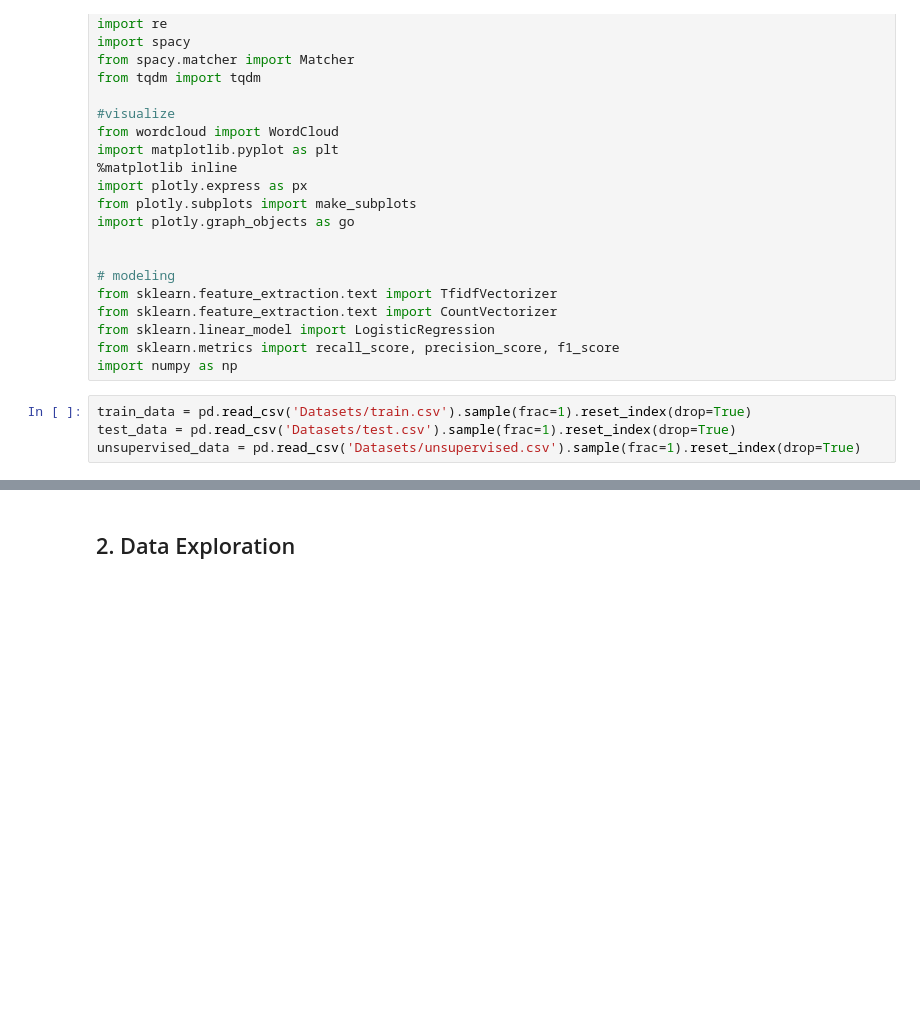
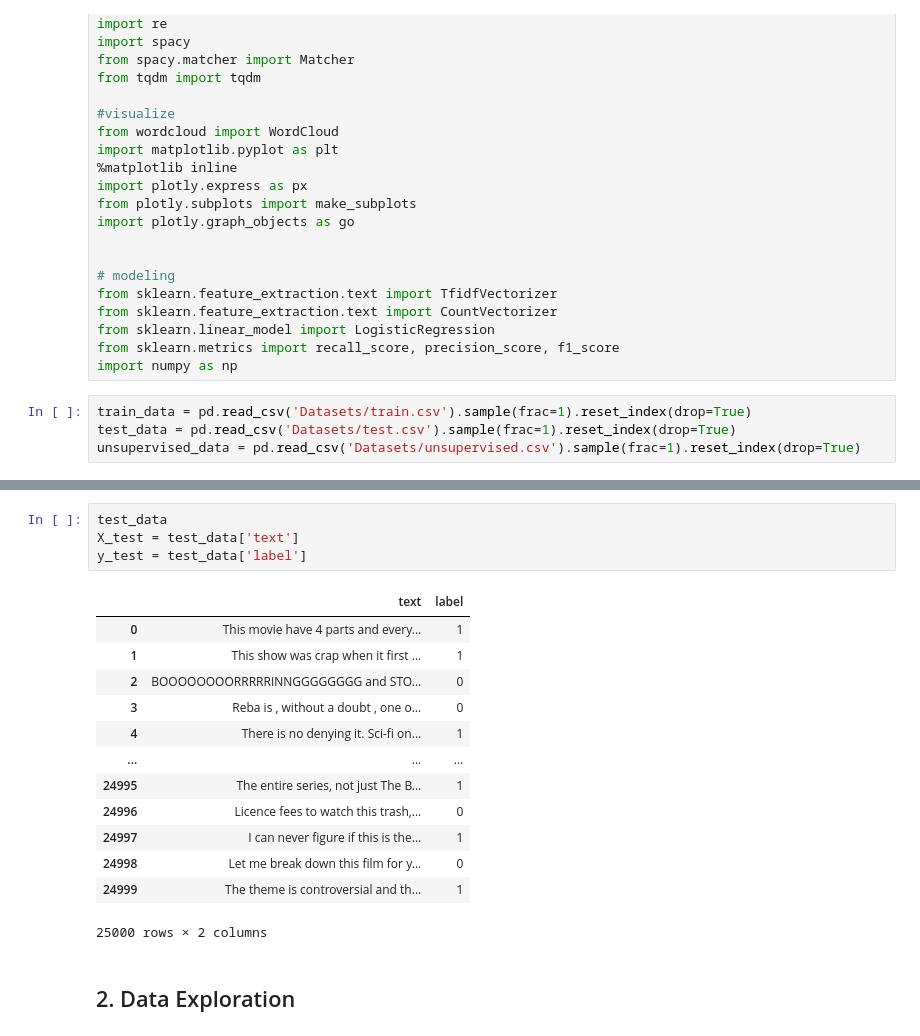
Before and after one commit to smanotasa/NLP_Final, a Jupyter notebook: Baseline.ipynb, the cells around one changed output, grey strips where cells are left out. Drawn from its saved outputs; the diff is of its cells as text; blank space fills up the shorter version.

```diff
--- a/Baseline.ipynb
+++ b/Baseline.ipynb
@@ -47,3 +47,21 @@ test_data
+# %%
+test_data
+X_test = test_data['text']
+y_test = test_data['label']
+# %% [output]
+|  | text | label |
+| 0 | This movie have 4 parts and every... | 1 |
+| 1 | This show was crap when it first ... | 1 |
+| 2 | BOOOOOOOORRRRRINNGGGGGGGG and STO... | 0 |
+| 3 | Reba is , without a doubt , one o... | 0 |
+| 4 | There is no denying it. Sci-fi on... | 1 |
+| ... | ... | ... |
+| 24995 | The entire series, not just The B... | 1 |
+| 24996 | Licence fees to watch this trash,... | 0 |
+| 24997 | I can never figure if this is the... | 1 |
+| 24998 | Let me break down this film for y... | 0 |
+| 24999 | The theme is controversial and th... | 1 |
+25000 rows × 2 columns
 # %% [markdown]
 ## 2. Data Exploration
 # %%
```
Also changed, not shown: parts of 9 cells of this notebook.
